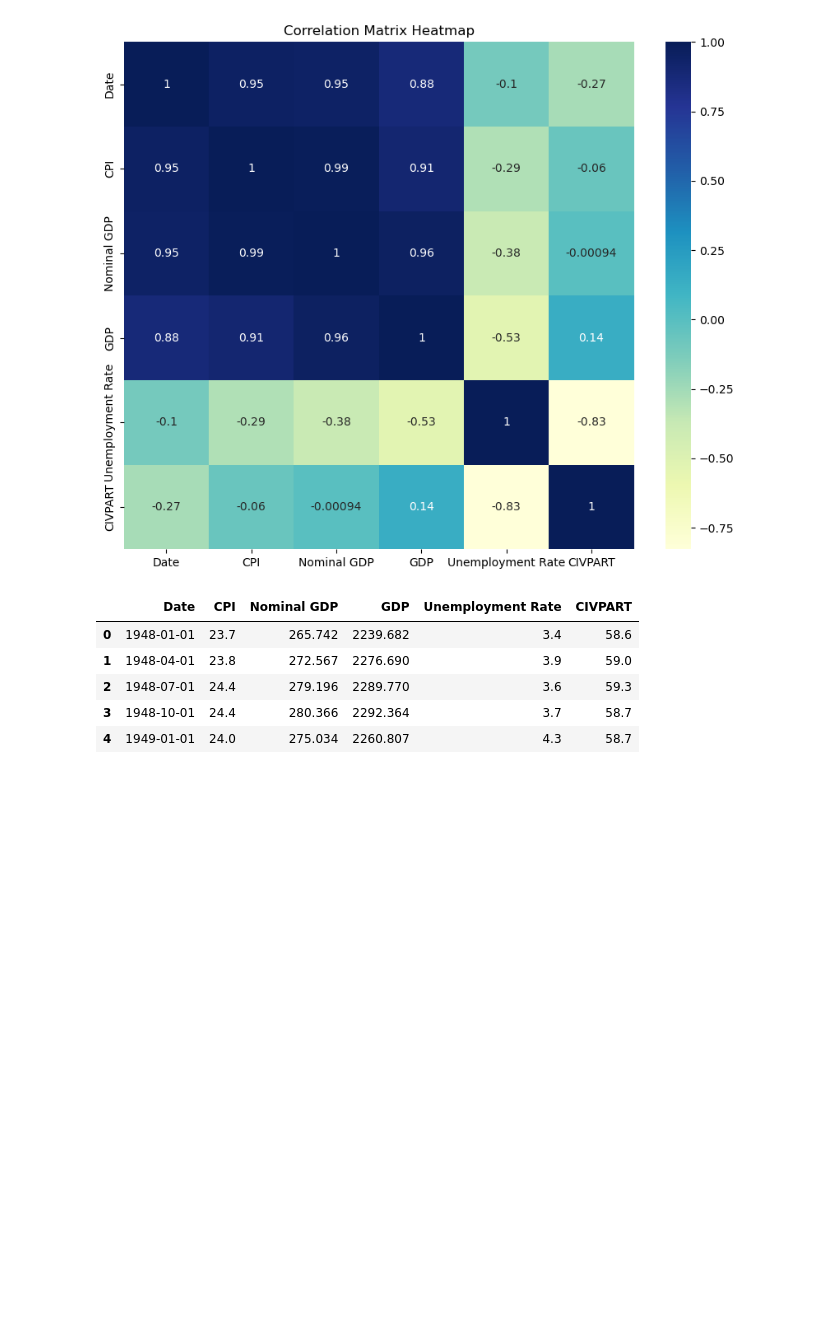
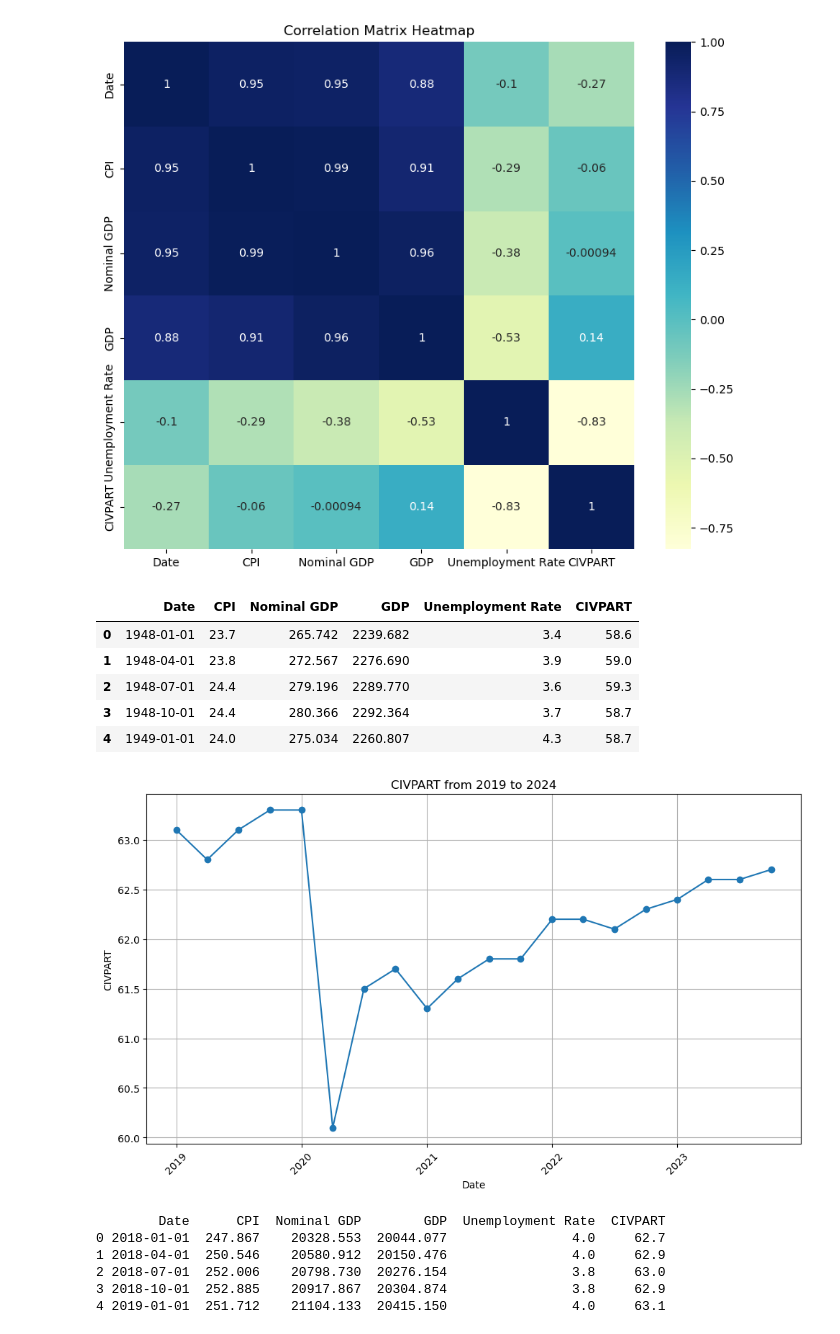
Before and after one commit to t-anderson21/blog-project, a Jupyter notebook: data_project.ipynb, the cells around one changed output. Saved outputs shown, nothing was run; the diff lists cells and outputs as text; code cells hidden in the pictures; blank space fills up the shorter version.

```diff
--- a/data_project.ipynb
+++ b/data_project.ipynb
@@ -325,3 +326,26 @@ full_df.head()
 | 2 | 1948-07-01 | 24.4 | 279.196 | 2289.770 | 3.6 | 59.3 |
 | 3 | 1948-10-01 | 24.4 | 280.366 | 2292.364 | 3.7 | 58.7 |
 | 4 | 1949-01-01 | 24.0 | 275.034 | 2260.807 | 4.3 | 58.7 |
+# %%
+filtered_df = full_df[(full_df['Date'].dt.year >= 2019)]
+# Create a line plot
+plt.figure(figsize=(10, 6))
+plt.plot(filtered_df['Date'], filtered_df['CIVPART'], marker='o', linestyle='-')
+plt.title('CIVPART from 2019 to 2024')
+plt.xlabel('Date')
+plt.ylabel('CIVPART')
+plt.grid(True)
+plt.xticks(rotation=45)  # Rotate x-axis labels for better readability
+plt.tight_layout()
+plt.show()
+# %% [output]
+[figure, added]
+# %%
+print(full_df.head())
+# %% [output]
+        Date      CPI  Nominal GDP        GDP  Unemployment Rate  CIVPART
+0 2018-01-01  247.867    20328.553  20044.077                4.0     62.7
+1 2018-04-01  250.546    20580.912  20150.476                4.0     62.9
+2 2018-07-01  252.006    20798.730  20276.154                3.8     63.0
+3 2018-10-01  252.885    20917.867  20304.874                3.8     62.9
+4 2019-01-01  251.712    21104.133  20415.150                4.0     63.1
```
Also changed, not shown: parts of 2 cells of this notebook, 1 other file.
